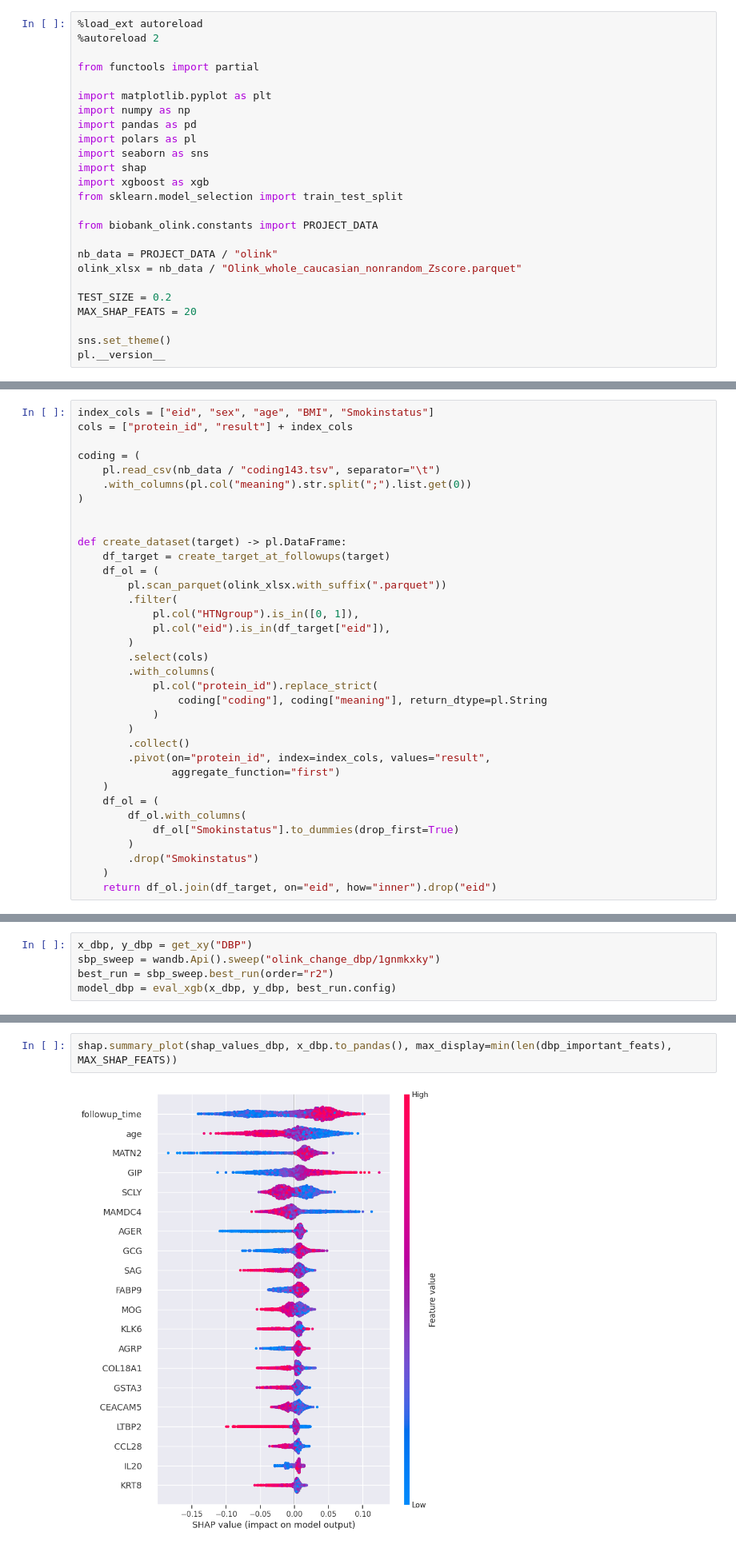
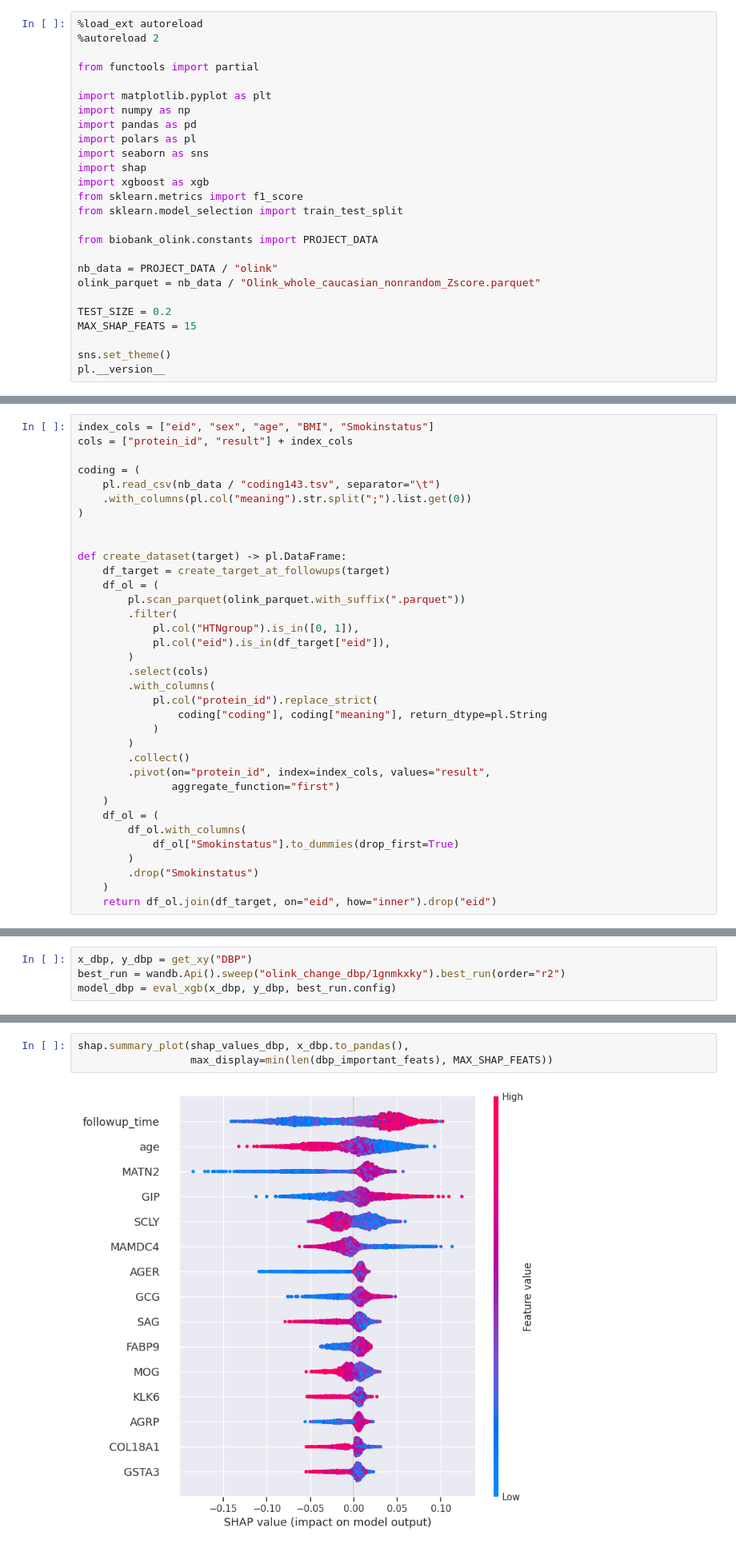
Before and after one commit to ipolharvard/biobank_olink, a Jupyter notebook: notebooks/biomarkers_bp_change.ipynb, the cells around one changed output, grey strips where cells are left out. Shown at 80% size. Drawn from its saved outputs; the diff is of its cells as text.

```diff
--- a/notebooks/biomarkers_bp_change.ipynb
+++ b/notebooks/biomarkers_bp_change.ipynb
@@ -11,15 +11,16 @@ import polars as pl
 import seaborn as sns
 import shap
 import xgboost as xgb
+from sklearn.metrics import f1_score
 from sklearn.model_selection import train_test_split
 
 from biobank_olink.constants import PROJECT_DATA
 
 nb_data = PROJECT_DATA / "olink"
-olink_xlsx = nb_data / "Olink_whole_caucasian_nonrandom_Zscore.parquet"
+olink_parquet = nb_data / "Olink_whole_caucasian_nonrandom_Zscore.parquet"
 
 TEST_SIZE = 0.2
-MAX_SHAP_FEATS = 20
+MAX_SHAP_FEATS = 15
 
 sns.set_theme()
 pl.__version__
@@ -121,7 +124,7 @@ coding = (
 def create_dataset(target) -> pl.DataFrame:
     df_target = create_target_at_followups(target)
     df_ol = (
-        pl.scan_parquet(olink_xlsx.with_suffix(".parquet"))
+        pl.scan_parquet(olink_parquet.with_suffix(".parquet"))
         .filter(
             pl.col("HTNgroup").is_in([0, 1]),
             pl.col("eid").is_in(df_target["eid"]),
@@ -262,8 +294,7 @@ shap.summary_plot(shap_values_sbp, x_sbp.to_pandas(), max_display=min(len(sbp_im
 ## DBP
 # %%
 x_dbp, y_dbp = get_xy("DBP")
-sbp_sweep = wandb.Api().sweep("olink_change_dbp/1gnmkxky")
-best_run = sbp_sweep.best_run(order="r2")
+best_run = wandb.Api().sweep("olink_change_dbp/1gnmkxky").best_run(order="r2")
 model_dbp = eval_xgb(x_dbp, y_dbp, best_run.config)
 # %% [output]
 wandb: Sorting runs by -summary_metrics.r2
@@ -296,9 +327,10 @@ dbp_important_feats.index.values, f"Number of important feats: {len(dbp_importan
        dtype=object),
  'Number of important feats: 36')
 # %%
-shap.summary_plot(shap_values_dbp, x_dbp.to_pandas(), max_display=min(len(dbp_important_feats), MAX_SHAP_FEATS))
+shap.summary_plot(shap_values_dbp, x_dbp.to_pandas(),
+                  max_display=min(len(dbp_important_feats), MAX_SHAP_FEATS))
 # %% [output]
-[figure, old version]
+[figure, new version]
 # %% [markdown]
 ## ASI
 # %%
```
Also changed, not shown: parts of 13 cells of this notebook.
